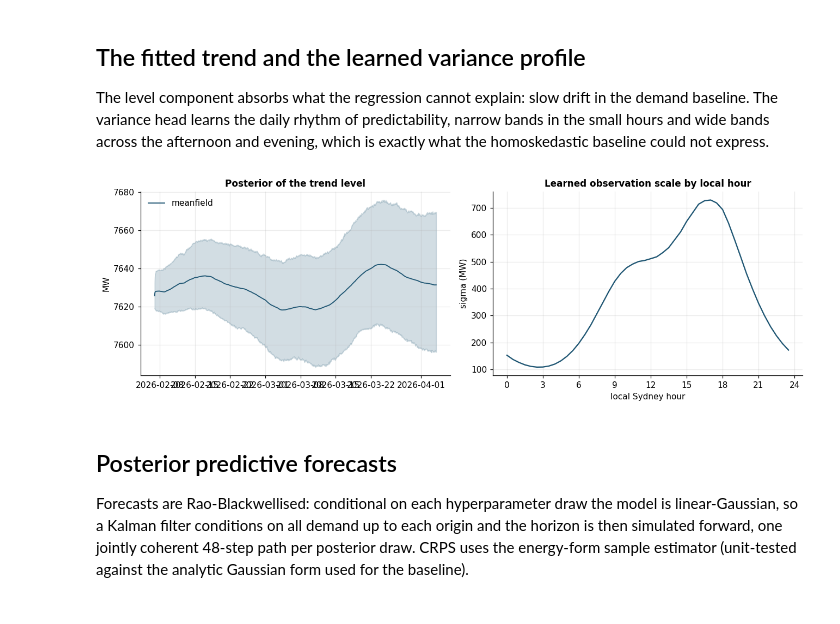
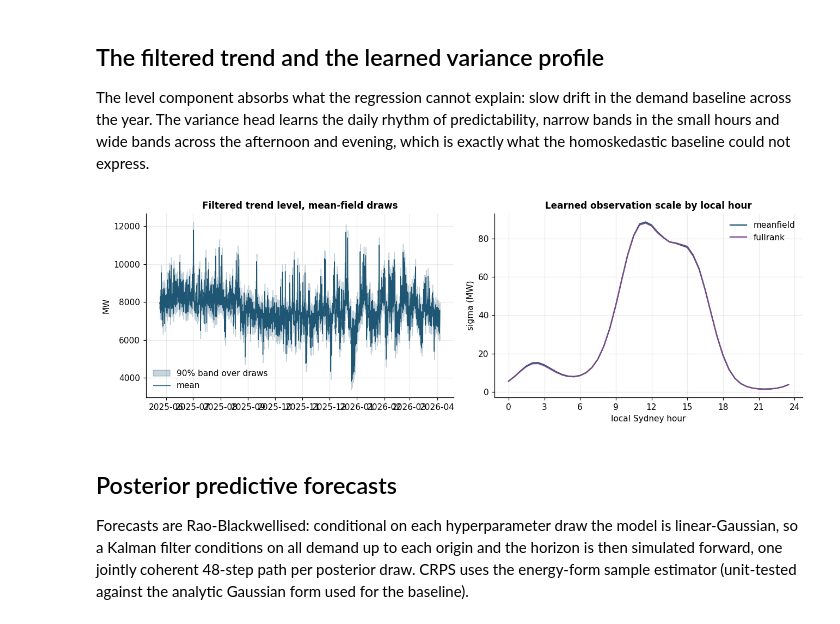
Before and after one commit to argmax-w/nem-demand-forecast, a Jupyter notebook: notebooks/03_bsts_vi.ipynb, the cells around one changed output. Drawn from its saved outputs; the diff is of its cells as text; code cells hidden in the pictures.

```diff
--- a/notebooks/03_bsts_vi.ipynb
+++ b/notebooks/03_bsts_vi.ipynb
@@ -166,47 +204,54 @@ fit forward.
 # %% [markdown]
-## The fitted trend and the learned variance profile
+## The filtered trend and the learned variance profile
 
 The level component absorbs what the regression cannot explain: slow
-drift in the demand baseline. The variance head learns the daily rhythm
-of predictability, narrow bands in the small hours and wide bands across
-the afternoon and evening, which is exactly what the homoskedastic
-baseline could not express.
+drift in the demand baseline across the year. The variance head learns
+the daily rhythm of predictability, narrow bands in the small hours and
+wide bands across the afternoon and evening, which is exactly what the
+homoskedastic baseline could not express.
 # %%
-fit_index = panel.index[panel.index < splits["test"].index[0]][-cfg.bsts.train_days * 48 :]
-inputs = bsts.prepare_inputs(panel, cfg, fit_index)
+filtered_mean, _ = bsts.kalman_filter_states(
+    draws_of("meanfield"), inputs.y, inputs.x_mean, inputs.x_var, cfg.bsts
+)
+level_mw = filtered_mean[:, :, 0] * inputs.y_scale + inputs.y_loc
+times = fit_index.tz_convert("Australia/Brisbane")
 
 fig, axes = plt.subplots(1, 2, figsize=(12, 4))
-for kind, (arrays, _meta) in fits.items():
-    level_mw = arrays["level_mean"] * inputs.y_scale + inputs.y_loc
-    band_lo = arrays["level_q05"] * inputs.y_scale + inputs.y_loc
-    band_hi = arrays["level_q95"] * inputs.y_scale + inputs.y_loc
-    times = fit_index.tz_convert("Australia/Brisbane")
-    axes[0].plot(times, level_mw, color=colours[kind], lw=1.2, label=kind)
-    axes[0].fill_between(times, band_lo, band_hi, color=colours[kind], alpha=0.2)
-axes[0].set_title("Posterior of the trend level")
+axes[0].fill_between(
+    times,
+    np.quantile(level_mw, 0.05, axis=0),
+    np.quantile(level_mw, 0.95, axis=0),
+    color=palette("demand"),
+    alpha=0.25,
+    label="90% band over draws",
+)
+axes[0].plot(times, level_mw.mean(axis=0), color=palette("demand"), lw=0.9, label="mean")
+axes[0].set_title("Filtered trend level, mean-field draws")
 axes[0].set_ylabel("MW")
 axes[0].legend()
 
 local_hour = fit_index.tz_convert("Australia/Sydney")
 hour_frac = local_hour.hour + local_hour.minute / 60
-for kind, (arrays, _meta) in fits.items():
+for kind in fits:
+    arrays = fits[kind][0]
     gamma0 = arrays["draw_gamma0"][:, None]
     gamma = arrays["draw_gamma"]
     log_sigma = gamma0 + gamma @ inputs.x_var.T
     sigma_mw = np.exp(log_sigma) * inputs.y_scale
     profile = (
         pd.DataFrame({"hour": hour_frac, "sigma": sigma_mw.mean(axis=0)}).groupby("hour").mean()
     )
     axes[1].plot(profile.index, profile["sigma"], color=colours[kind], label=kind)
 axes[1].set_title("Learned observation scale by local hour")
 axes[1].set_xlabel("local Sydney hour")
 axes[1].set_ylabel("sigma (MW)")
 axes[1].set_xticks(np.arange(0, 25, 3))
+axes[1].legend()
 fig.tight_layout()
 save_figure(fig, "bsts_trend_and_variance", cfg.paths.figures)
 plt.show()
 # %% [output]
-[figure, old version]
+[figure, new version]
 # %% [markdown]
 ## Posterior predictive forecasts
 
```
Also changed, not shown: parts of 19 cells of this notebook, 20 other files.
